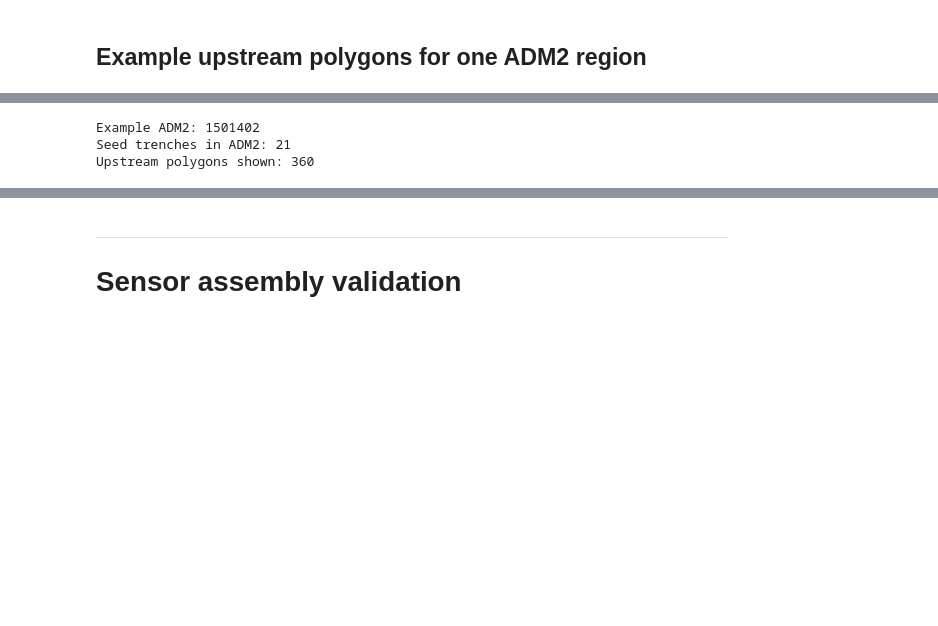
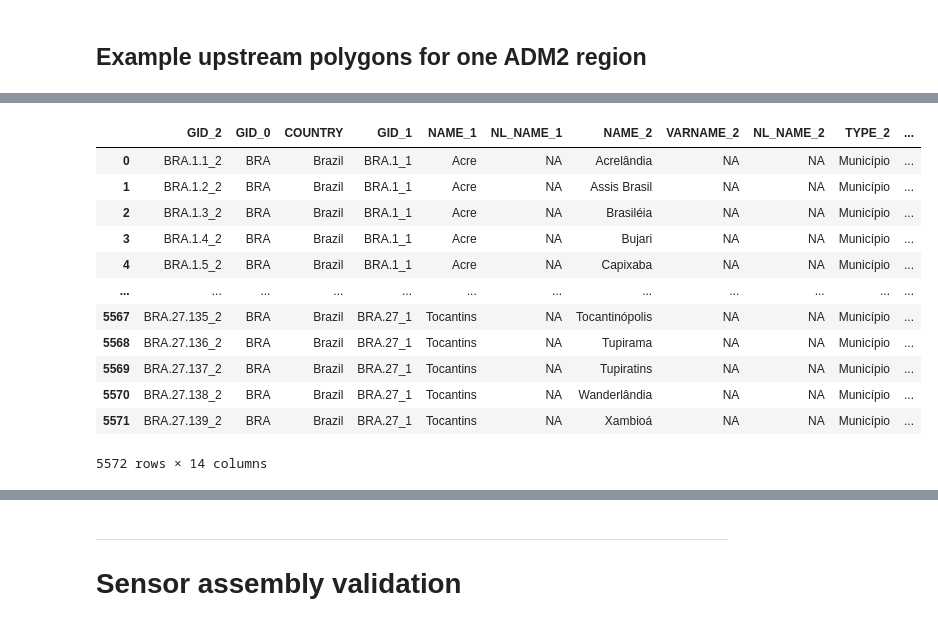
Before and after one commit to felixschulz385/river-pollution-brazil, a Jupyter notebook: code/experiments/land_cover.ipynb, the cells around one changed output, grey strips where cells are left out. Saved outputs shown, nothing was run; the diff lists cells and outputs as text; code cells hidden in the pictures; blank space fills up the shorter version.

```diff
--- a/code/experiments/land_cover.ipynb
+++ b/code/experiments/land_cover.ipynb
@@ -141,54 +153,17 @@ import geopandas as gpd
 # %%
 adm2 = gpd.read_file("/scicore/home/meiera/schulz0022/projects/river-pollution-brazil/data/gadm/gadm41_BRA.gpkg", layer="ADM_ADM_2")
+adm2
+# %% [output]
+|  | GID_2 | GID_0 | COUNTRY | GID_1 | NAME_1 | NL_NAME_1 | NAME_2 | VARNAME_2 | NL_NAME_2 | TYPE_2 | ... |
+| 0 | BRA.1.1_2 | BRA | Brazil | BRA.1_1 | Acre | NA | Acrelândia | NA | NA | Município | ... |
+| 1 | BRA.1.2_2 | BRA | Brazil | BRA.1_1 | Acre | NA | Assis Brasil | NA | NA | Município | ... |
+| 2 | BRA.1.3_2 | BRA | Brazil | BRA.1_1 | Acre | NA | Brasiléia | NA | NA | Município | ... |
+| 3 | BRA.1.4_2 | BRA | Brazil | BRA.1_1 | Acre | NA | Bujari | NA | NA | Município | ... |
+| 4 | BRA.1.5_2 | BRA | Brazil | BRA.1_1 | Acre | NA | Capixaba | NA | NA | Município | ... |
+| ... | ... | ... | ... | ... | ... | ... | ... | ... | ... | ... | ... |
+| 5567 | BRA.27.135_2 | BRA | Brazil | BRA.27_1 | Tocantins | NA | Tocantinópolis | NA | NA | Município | ... |
+| 5568 | BRA.27.136_2 | BRA | Brazil | BRA.27_1 | Tocantins | NA | Tupirama | NA | NA | Município | ... |
+| 5569 | BRA.27.137_2 | BRA | Brazil | BRA.27_1 | Tocantins | NA | Tupiratins | NA | NA | Município | ... |
+| 5570 | BRA.27.138_2 | BRA | Brazil | BRA.27_1 | Tocantins | NA | Wanderlândia | NA | NA | Município | ... |
+| 5571 | BRA.27.139_2 | BRA | Brazil | BRA.27_1 | Tocantins | NA | Xambioá | NA | NA | Município | ... |
+5572 rows × 14 columns
-# %%
-network = rn_module.RiverNetwork()
-network.load("/scicore/home/meiera/schulz0022/projects/river-pollution-brazil/data/river_network")
-
-adm2_targets = lc_assembly._build_adm2_targets(network)
-
-# Pick one large ADM2 so all distance buckets are easy to see on the map.
-example_adm2 = "1501402"
-example_seed_trenches = (
-    adm2_targets.loc[adm2_targets["adm2_id"] == example_adm2, "trench_id"]
-    .astype("int64")
-    .tolist()
-)
-
-lookup = lc_assembly._build_system_trench_lookup(network.trenches)
-trench_system_position_lookup = lc_assembly._build_trench_system_position_lookup(
-    network.trenches
-)
-upstream_distance_cache = lc_assembly._resolve_upstream_distance_cache(
-    target_trench_ids=sorted(set(example_seed_trenches)),
-    network=network,
-    lookup=lookup,
-    trench_system_position_lookup=trench_system_position_lookup,
-    n_jobs=1,
-    progress_label="Example ADM2 seed trenches",
-)
-
-example_upstream = lc_assembly._resolve_adm2_upstream_distances(
-    example_seed_trenches,
-    upstream_distance_cache,
-)
-example_upstream["distance_bucket"] = lc_assembly._assign_distance_buckets(
-    example_upstream["upstream_distance"]
-)
-
-example_upstream_polygons = (
-    network.drainage_areas[[rn_module.TRENCH_ID_COLUMN, "geometry"]]
-    .merge(example_upstream, on=rn_module.TRENCH_ID_COLUMN, how="inner")
-    .dropna(subset=["distance_bucket"])
-    .sort_values(["upstream_distance", rn_module.TRENCH_ID_COLUMN])
-)
-example_seed_polygons = network.drainage_areas[
-    network.drainage_areas[rn_module.TRENCH_ID_COLUMN].isin(example_seed_trenches)
-].copy()
-
-print(f"Example ADM2: {example_adm2}")
-print(f"Seed trenches in ADM2: {len(example_seed_trenches)}")
-print(f"Upstream polygons shown: {len(example_upstream_polygons)}")
-# %% [output]
-Example ADM2: 1501402
-Seed trenches in ADM2: 21
-Upstream polygons shown: 360
```
Also changed, not shown: parts of 25 cells of this notebook, 7 other files.
